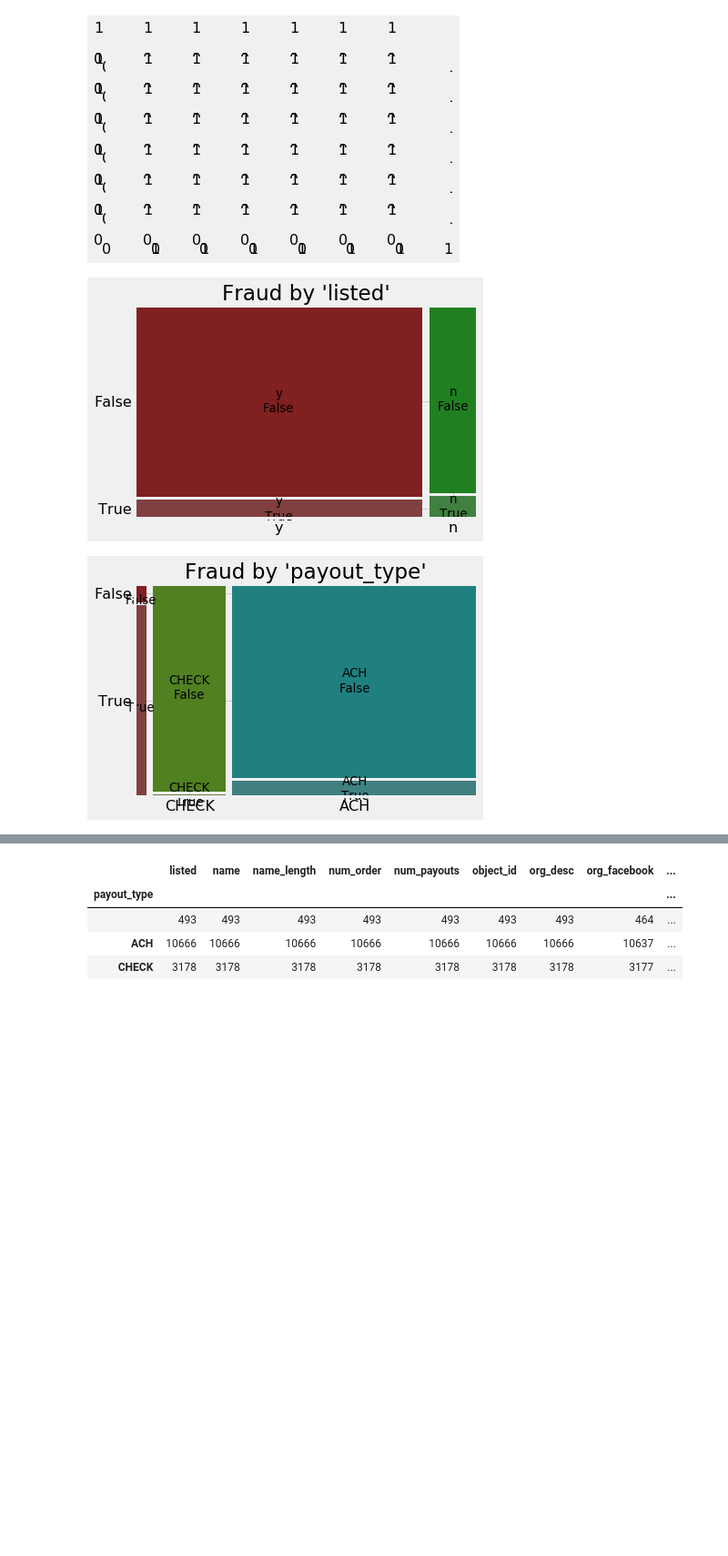
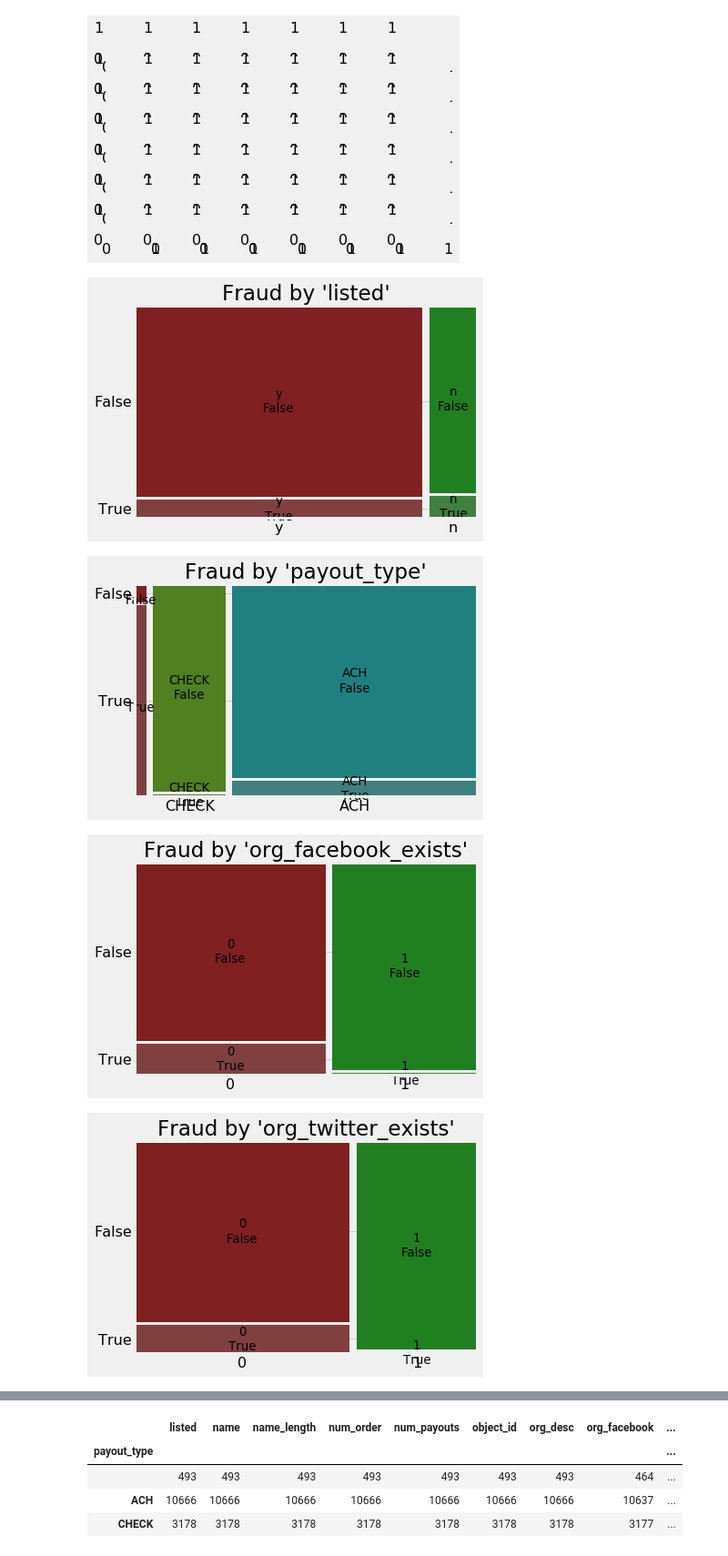
Before and after one commit to taylorjbritt/fraudcasestudy, a Jupyter notebook: notebooks/fraud-case-study-AK.ipynb, the cells around one changed output, grey strips where cells are left out. Shown: that part at 91% size. Saved outputs shown, nothing was run; the diff lists cells and outputs as text; code cells hidden in the pictures; blank space fills up the shorter version.

```diff
--- a/notebooks/fraud-case-study-AK.ipynb
+++ b/notebooks/fraud-case-study-AK.ipynb
@@ -124,3 +185,7 @@ df_asa.head()
+# %%
+df_asa['org_desc_exists'] = [0 if len(df_asa['org_desc'][i])==0 else 1 for i in range(len(df_asa))]
+# %%
+df_asa['org_name_exists'] = [0 if len(df_asa['org_name'][i])==0 else 1 for i in range(len(df_asa))]
 # %%
 len(np.unique(df_asa.org_name))
 # %% [output]
@@ -158,10 +223,12 @@ pd.plotting.scatter_matrix(df_asa)
 TypeError: numpy boolean subtract, the `-` operator, is not supported, use the bitwise_xor, the `^` operator, or the logical_xor function instead.
 [figure]
 # %%
-cols = ['listed','payout_type']
+cols = ['listed','payout_type','org_facebook_exists','org_twitter_exists']
 for col in cols:
     mosaic(df_asa, [col, 'fraud'], gap=0.02, title=f'Fraud by \'{col}\'')
     plt.savefig(f'../images/mosaic_fraud_by_{col}.png');
 # %% [output]
 [figure]
 [figure]
+[figure, added]
+[figure, added]
```
Also changed, not shown: parts of 12 cells of this notebook, 6 other files.
